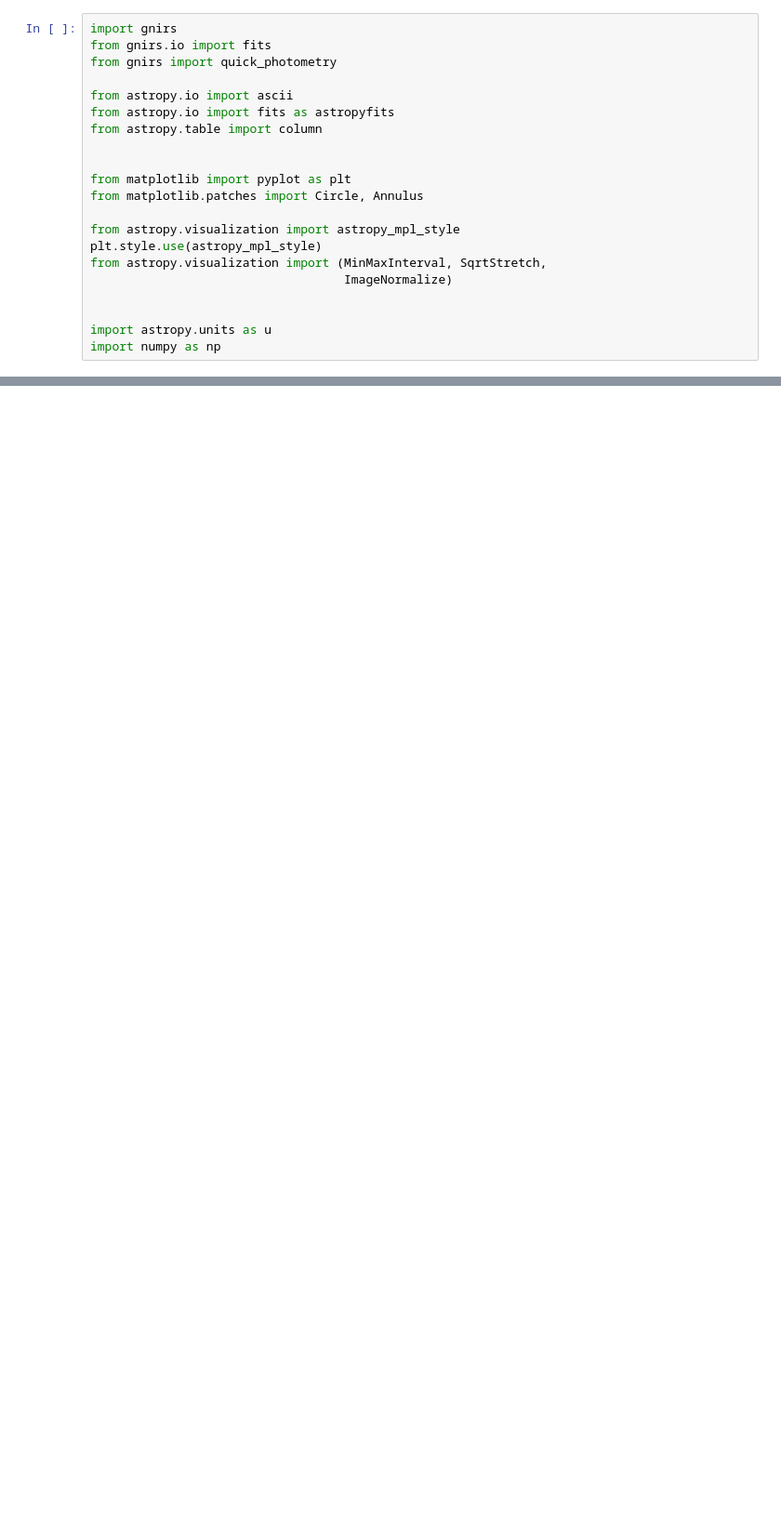
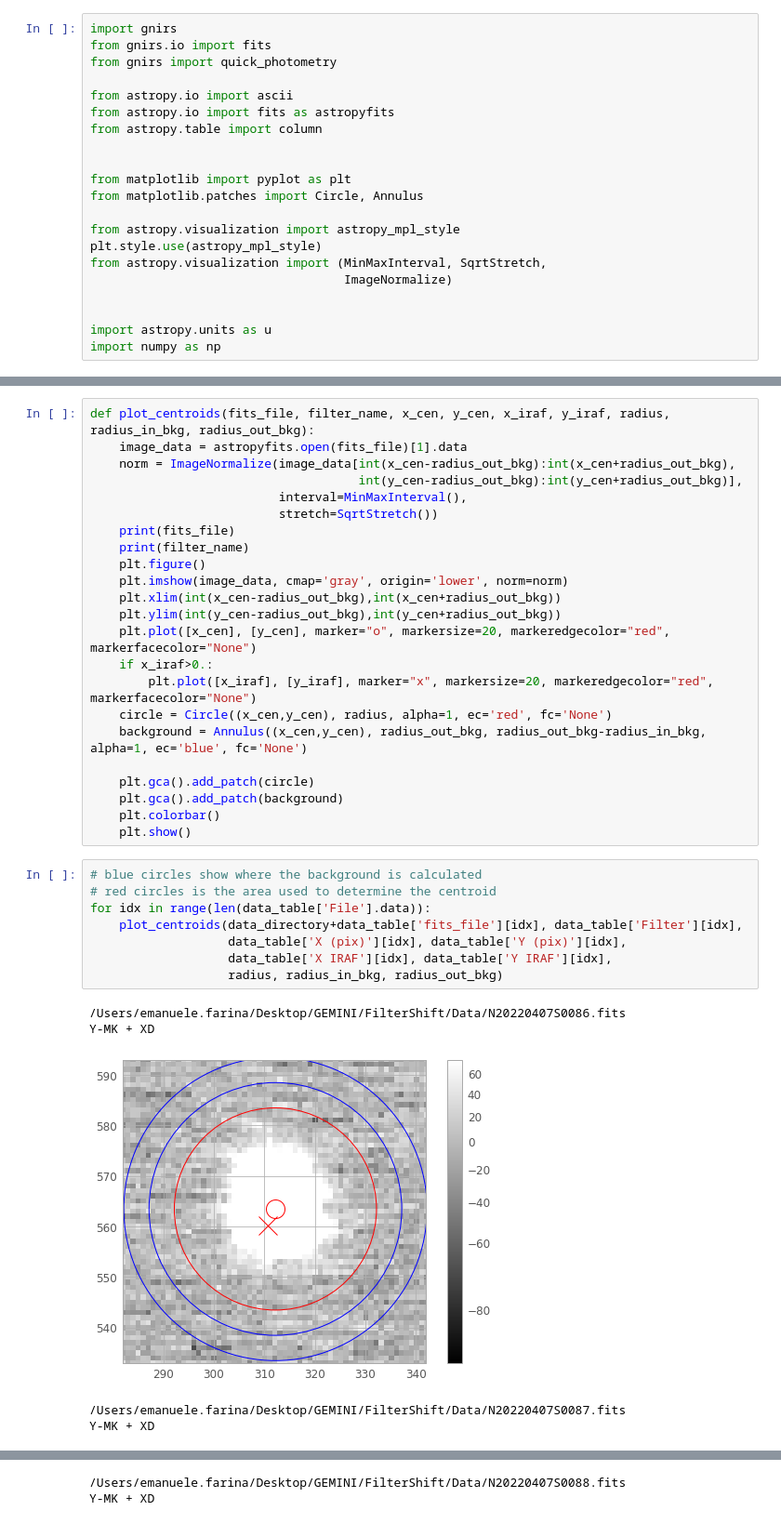
Before and after one commit to EmAstro/gnirs, a Jupyter notebook: doc/notebooks/GNIRS_filter_shift.ipynb, the cells around one changed output, grey strips where cells are left out. Shown at 93% size. Drawn from its saved outputs; the diff is of its cells as text; blank space fills up the shorter version.

```diff
--- a/doc/notebooks/GNIRS_filter_shift.ipynb
+++ b/doc/notebooks/GNIRS_filter_shift.ipynb
@@ -193,0 +166,37 @@ for idx in range(len(data_table['File'].data)):
+# %%
+def plot_centroids(fits_file, filter_name, x_cen, y_cen, x_iraf, y_iraf, radius, radius_in_bkg, radius_out_bkg):
+    image_data = astropyfits.open(fits_file)[1].data
+    norm = ImageNormalize(image_data[int(x_cen-radius_out_bkg):int(x_cen+radius_out_bkg),
+                                     int(y_cen-radius_out_bkg):int(y_cen+radius_out_bkg)],
+                          interval=MinMaxInterval(),
+                          stretch=SqrtStretch())
+    print(fits_file)
+    print(filter_name)
+    plt.figure()
+    plt.imshow(image_data, cmap='gray', origin='lower', norm=norm)
+    plt.xlim(int(x_cen-radius_out_bkg),int(x_cen+radius_out_bkg))
+    plt.ylim(int(y_cen-radius_out_bkg),int(y_cen+radius_out_bkg))
+    plt.plot([x_cen], [y_cen], marker="o", markersize=20, markeredgecolor="red", markerfacecolor="None")
+    if x_iraf>0.:
+        plt.plot([x_iraf], [y_iraf], marker="x", markersize=20, markeredgecolor="red", markerfacecolor="None")
+    circle = Circle((x_cen,y_cen), radius, alpha=1, ec='red', fc='None')
+    background = Annulus((x_cen,y_cen), radius_out_bkg, radius_out_bkg-radius_in_bkg, alpha=1, ec='blue', fc='None')
+
+    plt.gca().add_patch(circle)
+    plt.gca().add_patch(background)
+    plt.colorbar()
+    plt.show()
+# %%
+# blue circles show where the background is calculated
+# red circles is the area used to determine the centroid
+for idx in range(len(data_table['File'].data)):
+    plot_centroids(data_directory+data_table['fits_file'][idx], data_table['Filter'][idx],
+                   data_table['X (pix)'][idx], data_table['Y (pix)'][idx],
+                   data_table['X IRAF'][idx], data_table['Y IRAF'][idx],
+                   radius, radius_in_bkg, radius_out_bkg)
+# %% [output]
+/Users/emanuele.farina/Desktop/GEMINI/FilterShift/Data/N20220407S0086.fits
+Y-MK + XD
+[figure, added]
+/Users/emanuele.farina/Desktop/GEMINI/FilterShift/Data/N20220407S0087.fits
+Y-MK + XD
@@ -193,0 +204,2 @@ for idx in range(len(data_table['File'].data)):
+/Users/emanuele.farina/Desktop/GEMINI/FilterShift/Data/N20220407S0088.fits
+Y-MK + XD
```
Also changed, not shown: parts of 26 cells of this notebook.
